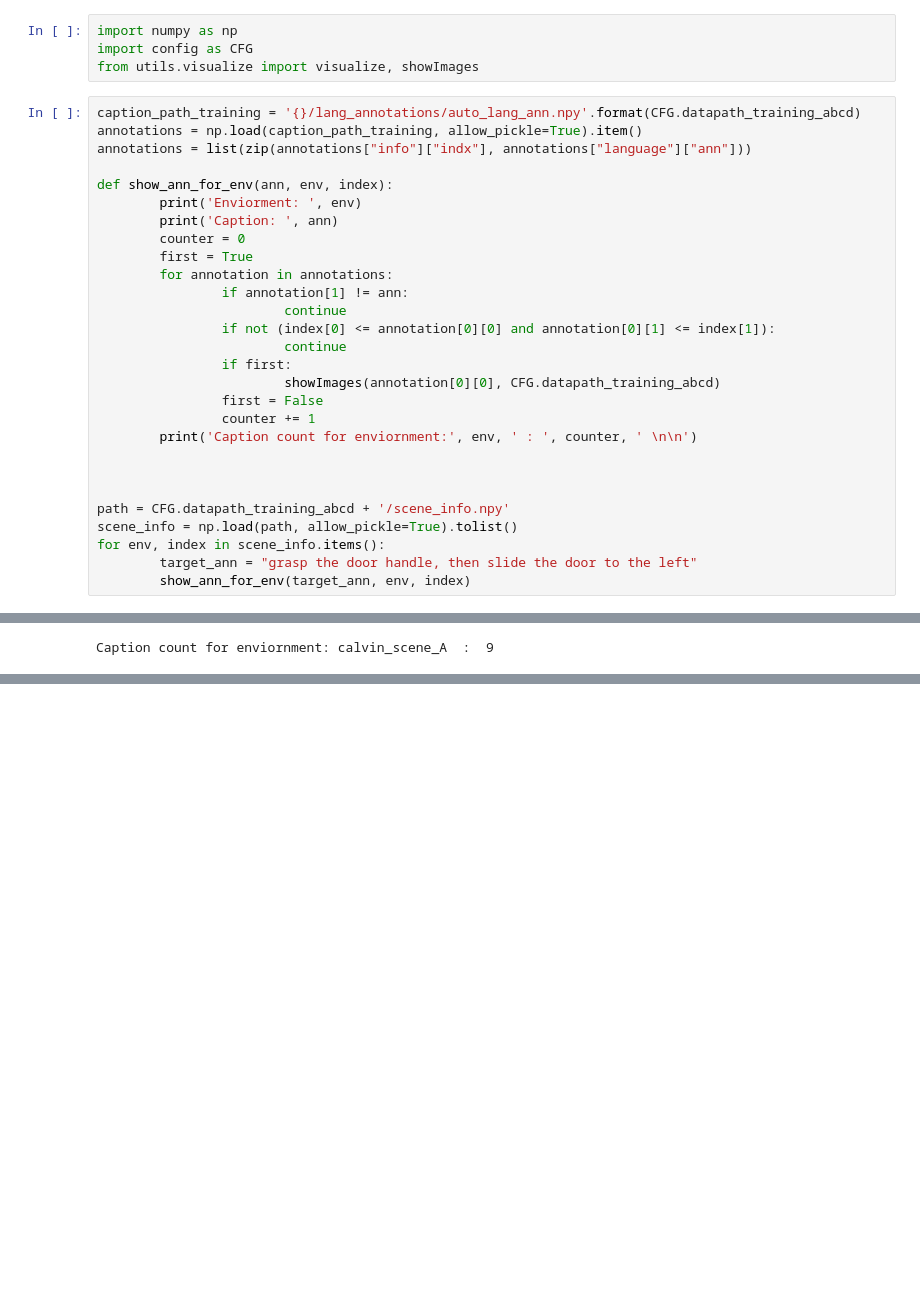
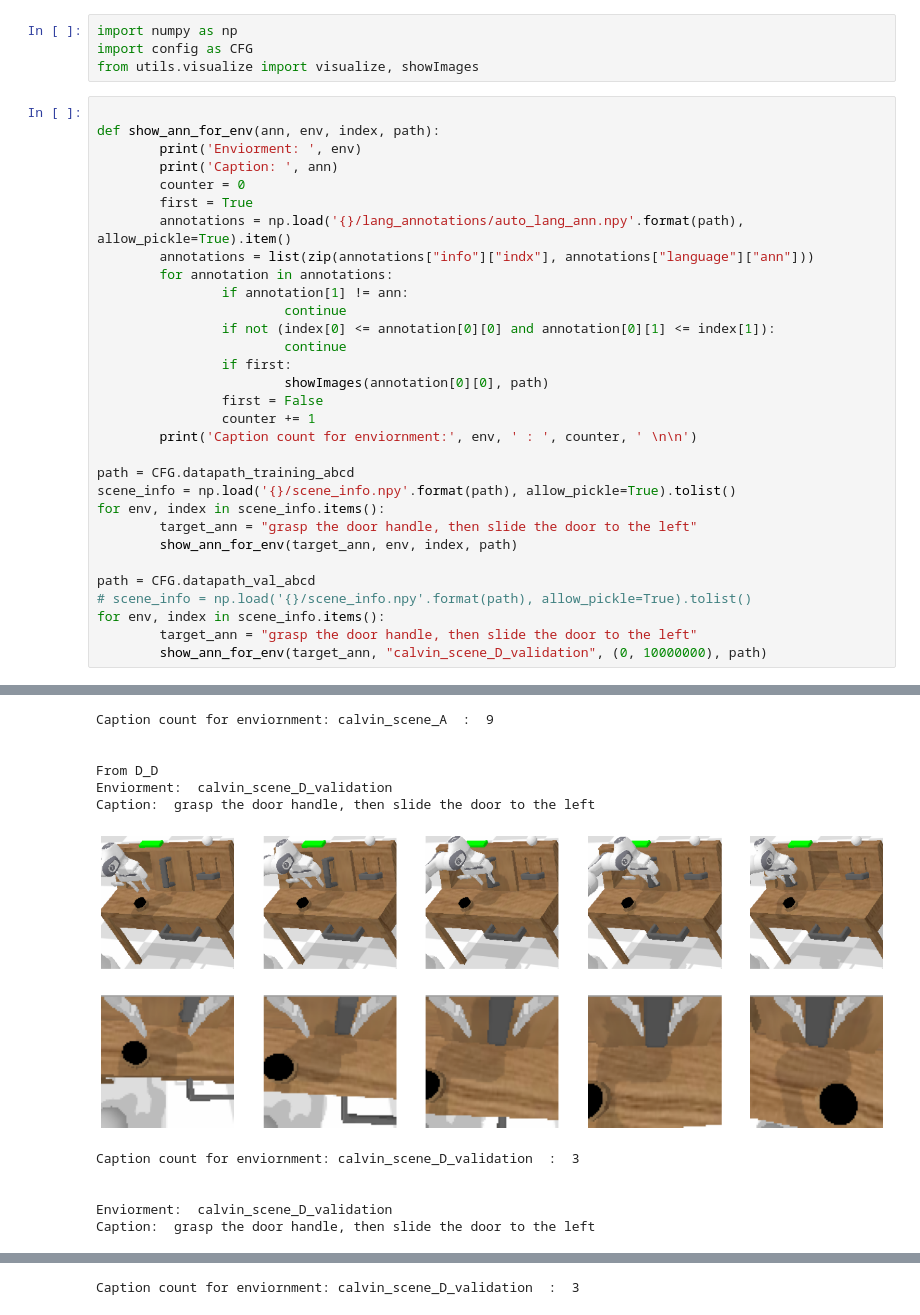
Before and after one commit to tlauffs/CALVIN-SkillGPT, a Jupyter notebook: captioning/captioning_ABCD.ipynb, the cells around one changed output, grey strips where cells are left out. Drawn from its saved outputs; the diff is of its cells as text; blank space fills up the shorter version.

Commit message:
added validation scene D to caption ABCD script

```diff
--- a/captioning/captioning_ABCD.ipynb
+++ b/captioning/captioning_ABCD.ipynb
@@ -5,33 +5,36 @@ import numpy as np
 import config as CFG
 from utils.visualize import visualize, showImages
 # %%
-caption_path_training = '{}/lang_annotations/auto_lang_ann.npy'.format(CFG.datapath_training_abcd)
-annotations = np.load(caption_path_training, allow_pickle=True).item()
-annotations = list(zip(annotations["info"]["indx"], annotations["language"]["ann"]))
 
-def show_ann_for_env(ann, env, index):
+def show_ann_for_env(ann, env, index, path):
         print('Enviorment: ', env)
         print('Caption: ', ann)
         counter = 0
         first = True
+        annotations = np.load('{}/lang_annotations/auto_lang_ann.npy'.format(path), allow_pickle=True).item()
+        annotations = list(zip(annotations["info"]["indx"], annotations["language"]["ann"]))
         for annotation in annotations:
                 if annotation[1] != ann:
                         continue
                 if not (index[0] <= annotation[0][0] and annotation[0][1] <= index[1]):
                         continue
                 if first:
-                        showImages(annotation[0][0], CFG.datapath_training_abcd)
+                        showImages(annotation[0][0], path)
                 first = False
                 counter += 1
         print('Caption count for enviornment:', env, ' : ', counter, ' \n\n')
 
-
-
-path = CFG.datapath_training_abcd + '/scene_info.npy'
-scene_info = np.load(path, allow_pickle=True).tolist()
+path = CFG.datapath_training_abcd
+scene_info = np.load('{}/scene_info.npy'.format(path), allow_pickle=True).tolist()
 for env, index in scene_info.items():
         target_ann = "grasp the door handle, then slide the door to the left"
-        show_ann_for_env(target_ann, env, index)
+        show_ann_for_env(target_ann, env, index, path)
+
+path = CFG.datapath_val_abcd
+# scene_info = np.load('{}/scene_info.npy'.format(path), allow_pickle=True).tolist()
+for env, index in scene_info.items():
+        target_ann = "grasp the door handle, then slide the door to the left"
+        show_ann_for_env(target_ann, "calvin_scene_D_validation", (0, 10000000), path)
 # %% [output]
 Enviorment:  calvin_scene_B
 Caption:  grasp the door handle, then slide the door to the left
@@ -45,5 +50,16 @@ Caption count for enviornment: calvin_scene_C  :  15
 
 Enviorment:  calvin_scene_A
 Caption:  grasp the door handle, then slide the door to the left
 [figure]
 Caption count for enviornment: calvin_scene_A  :  9
+
+
+From D_D
+Enviorment:  calvin_scene_D_validation
+Caption:  grasp the door handle, then slide the door to the left
+[figure, added]
+Caption count for enviornment: calvin_scene_D_validation  :  3
+
+
+Enviorment:  calvin_scene_D_validation
+Caption:  grasp the door handle, then slide the door to the left
@@ -49,0 +73 @@ Caption count for enviornment: calvin_scene_A  :  9
+Caption count for enviornment: calvin_scene_D_validation  :  3
```
Also changed, not shown: parts of 1 cell of this notebook, 1 other file.
